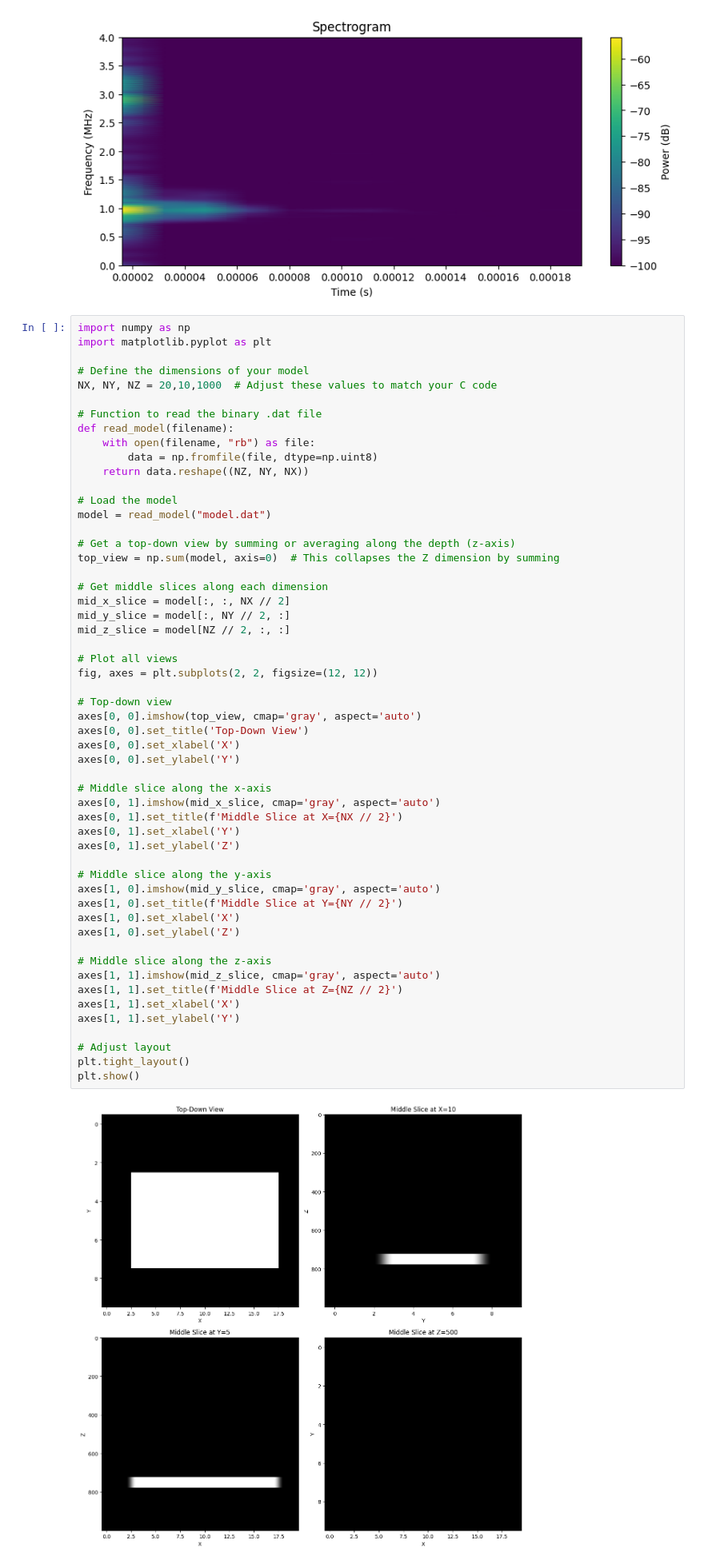
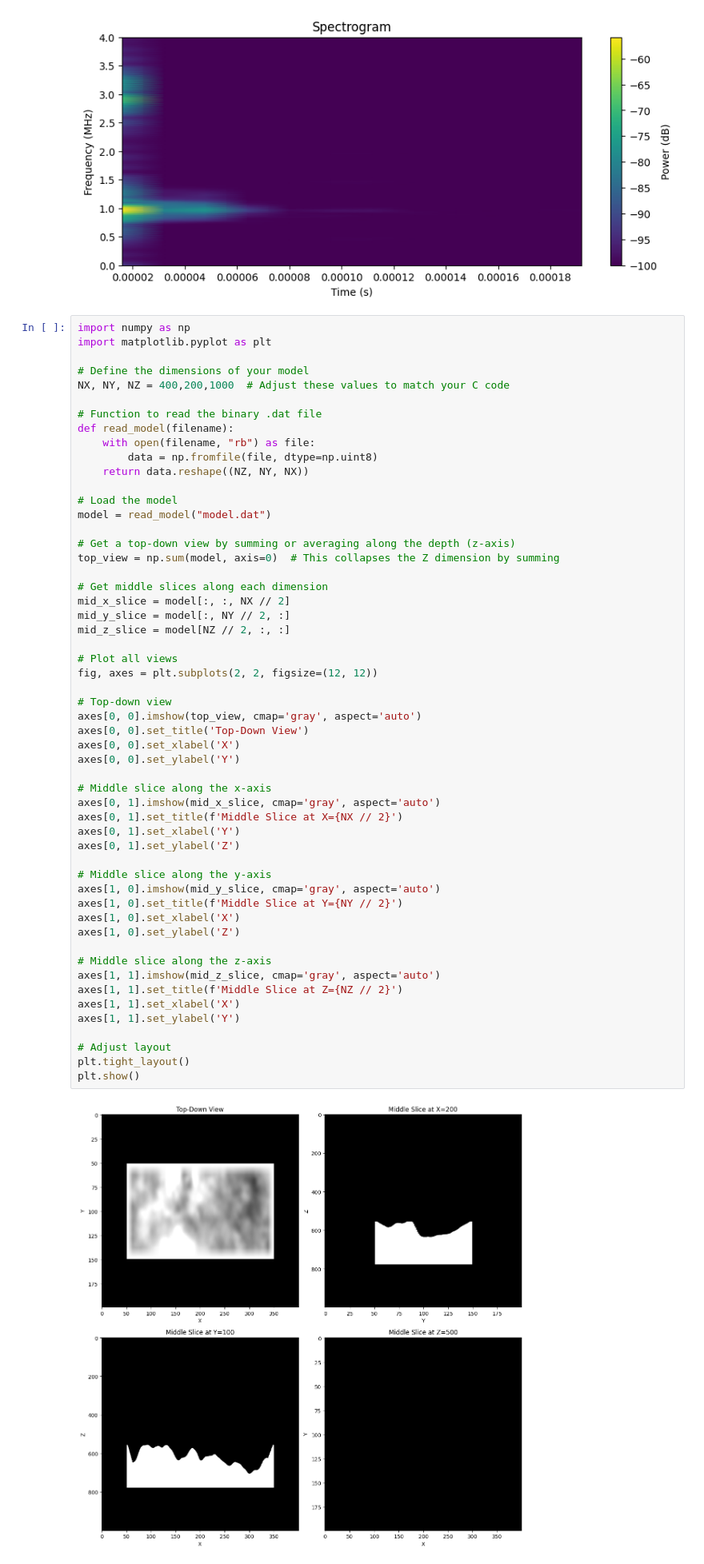
Before and after one commit to sofieothilie/modelling, a Jupyter notebook: test.ipynb, the cells around one changed output. Shown at 80% size. Drawn from its saved outputs; the diff is of its cells as text.

```diff
--- a/test.ipynb
+++ b/test.ipynb
@@ -98,7 +98,7 @@ import numpy as np
 import matplotlib.pyplot as plt
 
 # Define the dimensions of your model
-NX, NY, NZ = 20,10,1000  # Adjust these values to match your C code
+NX, NY, NZ = 400,200,1000  # Adjust these values to match your C code
 
 # Function to read the binary .dat file
 def read_model(filename):
@@ -121,31 +121,31 @@ mid_z_slice = model[NZ // 2, :, :]
 fig, axes = plt.subplots(2, 2, figsize=(12, 12))
 
 # Top-down view
 axes[0, 0].imshow(top_view, cmap='gray', aspect='auto')
 axes[0, 0].set_title('Top-Down View')
 axes[0, 0].set_xlabel('X')
 axes[0, 0].set_ylabel('Y')
 
 # Middle slice along the x-axis
 axes[0, 1].imshow(mid_x_slice, cmap='gray', aspect='auto')
 axes[0, 1].set_title(f'Middle Slice at X={NX // 2}')
 axes[0, 1].set_xlabel('Y')
 axes[0, 1].set_ylabel('Z')
 
 # Middle slice along the y-axis
 axes[1, 0].imshow(mid_y_slice, cmap='gray', aspect='auto')
 axes[1, 0].set_title(f'Middle Slice at Y={NY // 2}')
 axes[1, 0].set_xlabel('X')
 axes[1, 0].set_ylabel('Z')
 
 # Middle slice along the z-axis
 axes[1, 1].imshow(mid_z_slice, cmap='gray', aspect='auto')
 axes[1, 1].set_title(f'Middle Slice at Z={NZ // 2}')
 axes[1, 1].set_xlabel('X')
 axes[1, 1].set_ylabel('Y')
 
 # Adjust layout
 plt.tight_layout()
 plt.show()
 # %% [output]
-[figure, old version]
+[figure, new version]
```
Also changed, not shown: parts of 1 cell of this notebook, 9 other files.
